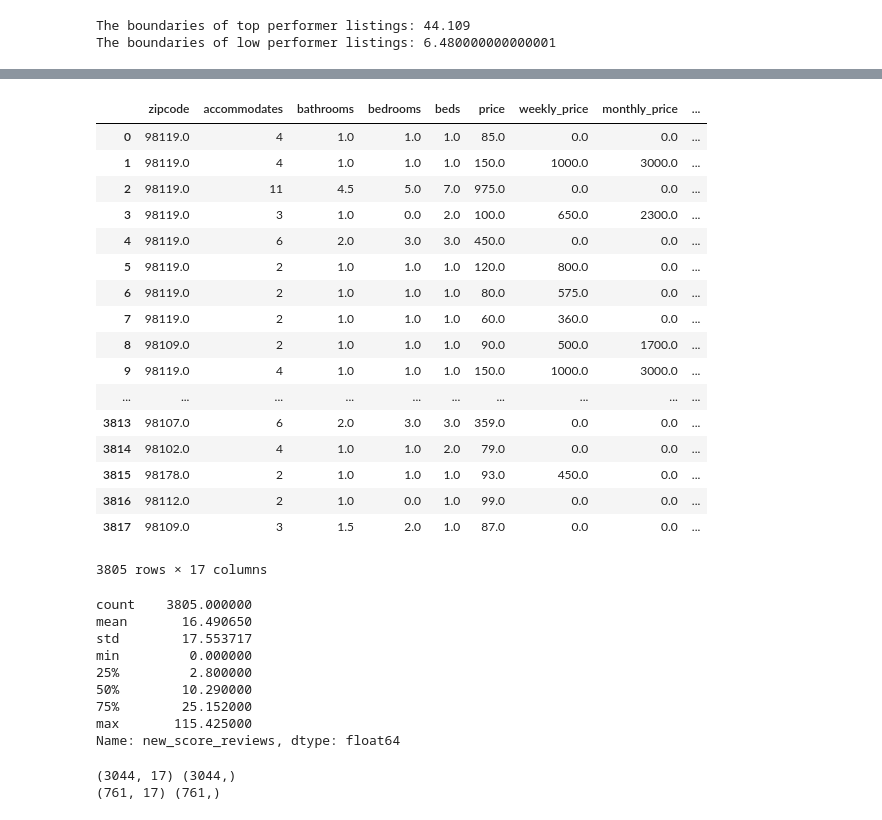
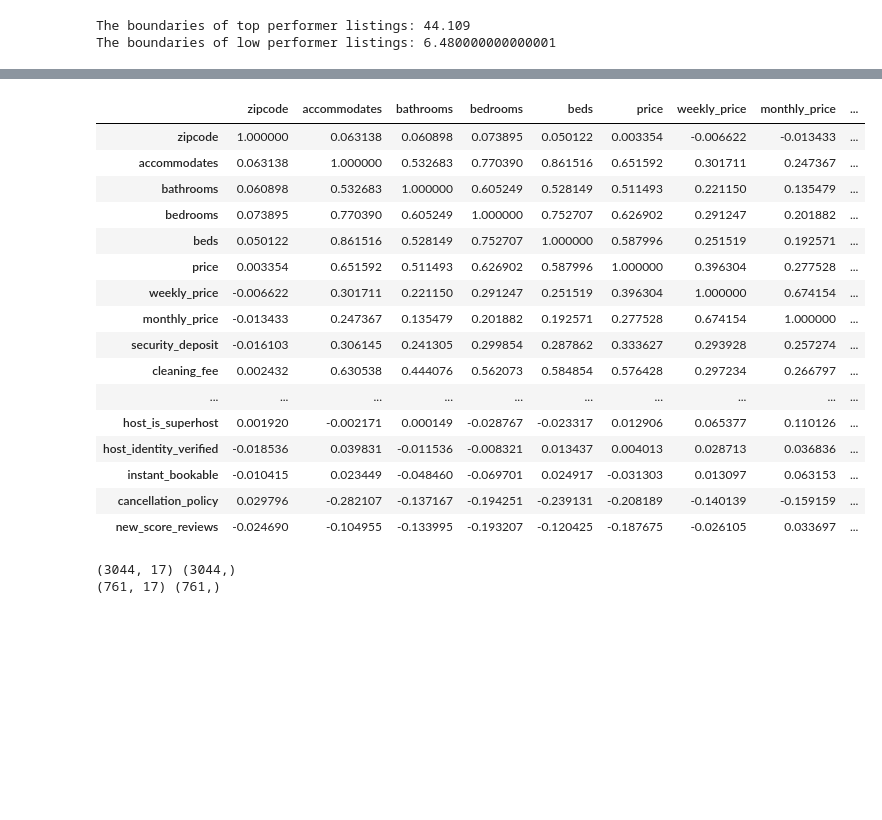
Before and after one commit to tonyman316/Become_a_Top_Airbnb_Earner, a Jupyter notebook: seattle_airbnb_top_earner.ipynb, the cells around one changed output, grey strips where cells are left out. Drawn from its saved outputs; the diff is of its cells as text; code cells hidden in the pictures; blank space fills up the shorter version.

Commit message:
add attributes correlation

```diff
--- a/seattle_airbnb_top_earner.ipynb
+++ b/seattle_airbnb_top_earner.ipynb
@@ -246,39 +200,10 @@ features = ['zipcode', 'accommodates', 'bathrooms', 'bedrooms', 'beds', 'price',
 X = seattle_data[features]
 
 # Statistic of seattle features
-X
+# X
 # X.describe()
-# %% [output]
-|  | zipcode | accommodates | bathrooms | bedrooms | beds | price | weekly_price | monthly_price | ... |
-| 0 | 98119.0 | 4 | 1.0 | 1.0 | 1.0 | 85.0 | 0.0 | 0.0 | ... |
-| 1 | 98119.0 | 4 | 1.0 | 1.0 | 1.0 | 150.0 | 1000.0 | 3000.0 | ... |
-| 2 | 98119.0 | 11 | 4.5 | 5.0 | 7.0 | 975.0 | 0.0 | 0.0 | ... |
-| 3 | 98119.0 | 3 | 1.0 | 0.0 | 2.0 | 100.0 | 650.0 | 2300.0 | ... |
-| 4 | 98119.0 | 6 | 2.0 | 3.0 | 3.0 | 450.0 | 0.0 | 0.0 | ... |
-| 5 | 98119.0 | 2 | 1.0 | 1.0 | 1.0 | 120.0 | 800.0 | 0.0 | ... |
-| 6 | 98119.0 | 2 | 1.0 | 1.0 | 1.0 | 80.0 | 575.0 | 0.0 | ... |
-| 7 | 98119.0 | 2 | 1.0 | 1.0 | 1.0 | 60.0 | 360.0 | 0.0 | ... |
-| 8 | 98109.0 | 2 | 1.0 | 1.0 | 1.0 | 90.0 | 500.0 | 1700.0 | ... |
-| 9 | 98119.0 | 4 | 1.0 | 1.0 | 1.0 | 150.0 | 1000.0 | 3000.0 | ... |
-| ... | ... | ... | ... | ... | ... | ... | ... | ... | ... |
-| 3813 | 98107.0 | 6 | 2.0 | 3.0 | 3.0 | 359.0 | 0.0 | 0.0 | ... |
-| 3814 | 98102.0 | 4 | 1.0 | 1.0 | 2.0 | 79.0 | 0.0 | 0.0 | ... |
-| 3815 | 98178.0 | 2 | 1.0 | 1.0 | 1.0 | 93.0 | 450.0 | 0.0 | ... |
-| 3816 | 98112.0 | 2 | 1.0 | 0.0 | 1.0 | 99.0 | 0.0 | 0.0 | ... |
-| 3817 | 98109.0 | 3 | 1.5 | 2.0 | 1.0 | 87.0 | 0.0 | 0.0 | ... |
-3805 rows × 17 columns
 # %%
 # Prediction target
 y = seattle_data.new_score_reviews
 # y
-y.describe()
+# y.describe()
-# %% [output]
-count    3805.000000
-mean       16.490650
-std        17.553717
-min         0.000000
-25%         2.800000
-50%        10.290000
-75%        25.152000
-max       115.425000
-Name: new_score_reviews, dtype: float64
@@ -285,3 +214,35 @@ Name: new_score_reviews, dtype: float64
+# %%
+# Correlation
+'''
+The correlation coefficient, or simply the correlation, is an index that ranges from -1 to 1.
+When the value is near zero, there is no linear relationship.
+As the correlation gets closer to plus or minus one, the relationship is stronger.
+A value of one (or negative one) indicates a perfect linear relationship between two variables.
+'''
+# result:
+# stronger correlation: host_is_superhost, instant_bookable, host_response_time, bedrooms, price, cleaning fee
+# weaker corr: accommodates, beds, bathrooms, host_identity_verified
+# no corr: zipcode, weekly_price, monthly_price, security_deposit, extra_people,
+
+seattle_data.corr()
+# %% [output]
+|  | zipcode | accommodates | bathrooms | bedrooms | beds | price | weekly_price | monthly_price | ... |
+| zipcode | 1.000000 | 0.063138 | 0.060898 | 0.073895 | 0.050122 | 0.003354 | -0.006622 | -0.013433 | ... |
+| accommodates | 0.063138 | 1.000000 | 0.532683 | 0.770390 | 0.861516 | 0.651592 | 0.301711 | 0.247367 | ... |
+| bathrooms | 0.060898 | 0.532683 | 1.000000 | 0.605249 | 0.528149 | 0.511493 | 0.221150 | 0.135479 | ... |
+| bedrooms | 0.073895 | 0.770390 | 0.605249 | 1.000000 | 0.752707 | 0.626902 | 0.291247 | 0.201882 | ... |
+| beds | 0.050122 | 0.861516 | 0.528149 | 0.752707 | 1.000000 | 0.587996 | 0.251519 | 0.192571 | ... |
+| price | 0.003354 | 0.651592 | 0.511493 | 0.626902 | 0.587996 | 1.000000 | 0.396304 | 0.277528 | ... |
+| weekly_price | -0.006622 | 0.301711 | 0.221150 | 0.291247 | 0.251519 | 0.396304 | 1.000000 | 0.674154 | ... |
+| monthly_price | -0.013433 | 0.247367 | 0.135479 | 0.201882 | 0.192571 | 0.277528 | 0.674154 | 1.000000 | ... |
+| security_deposit | -0.016103 | 0.306145 | 0.241305 | 0.299854 | 0.287862 | 0.333627 | 0.293928 | 0.257274 | ... |
+| cleaning_fee | 0.002432 | 0.630538 | 0.444076 | 0.562073 | 0.584854 | 0.576428 | 0.297234 | 0.266797 | ... |
+| ... | ... | ... | ... | ... | ... | ... | ... | ... | ... |
+| host_is_superhost | 0.001920 | -0.002171 | 0.000149 | -0.028767 | -0.023317 | 0.012906 | 0.065377 | 0.110126 | ... |
+| host_identity_verified | -0.018536 | 0.039831 | -0.011536 | -0.008321 | 0.013437 | 0.004013 | 0.028713 | 0.036836 | ... |
+| instant_bookable | -0.010415 | 0.023449 | -0.048460 | -0.069701 | 0.024917 | -0.031303 | 0.013097 | 0.063153 | ... |
+| cancellation_policy | 0.029796 | -0.282107 | -0.137167 | -0.194251 | -0.239131 | -0.208189 | -0.140139 | -0.159159 | ... |
+| new_score_reviews | -0.024690 | -0.104955 | -0.133995 | -0.193207 | -0.120425 | -0.187675 | -0.026105 | 0.033697 | ... |
 # %%
 # split training and testing set. Training = 80%. Testing = 20%
 X_train, X_test, y_train_bm, y_test_bm = train_test_split(X, y, test_size=0.2, random_state=0)
```
Also changed, not shown: parts of 8 cells of this notebook.
